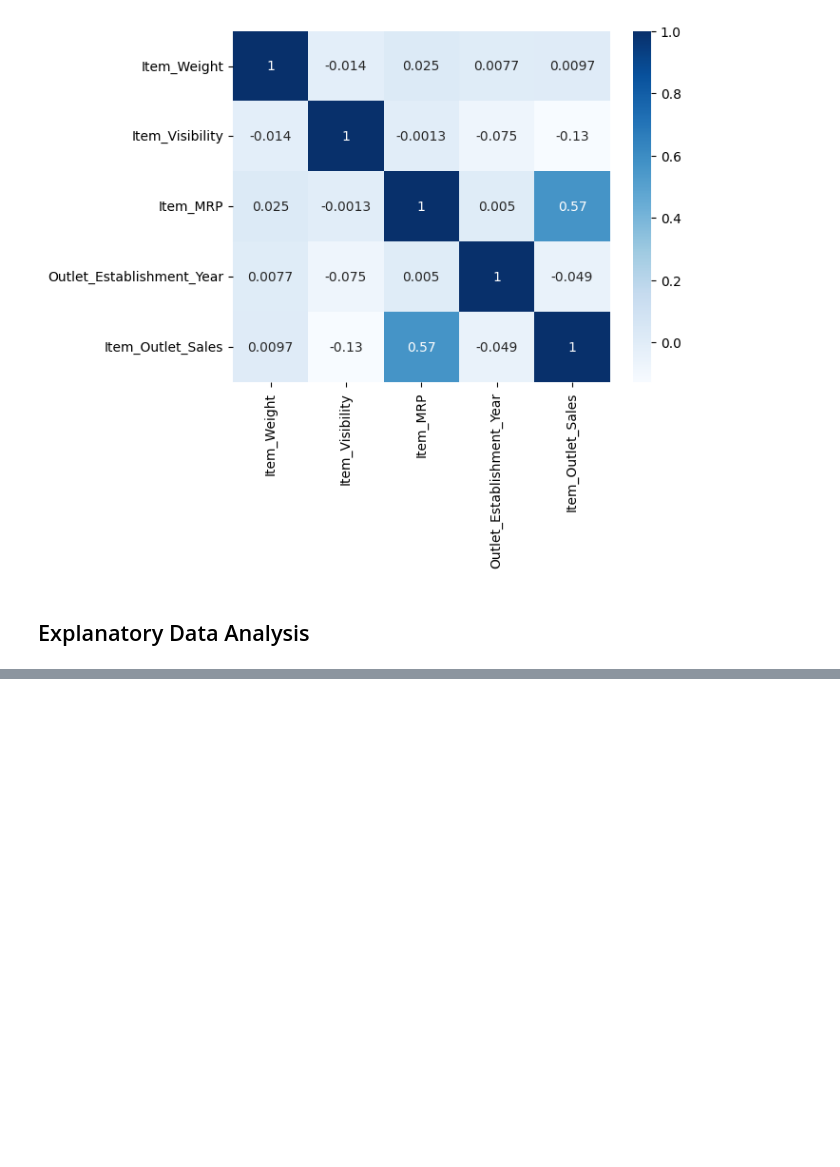
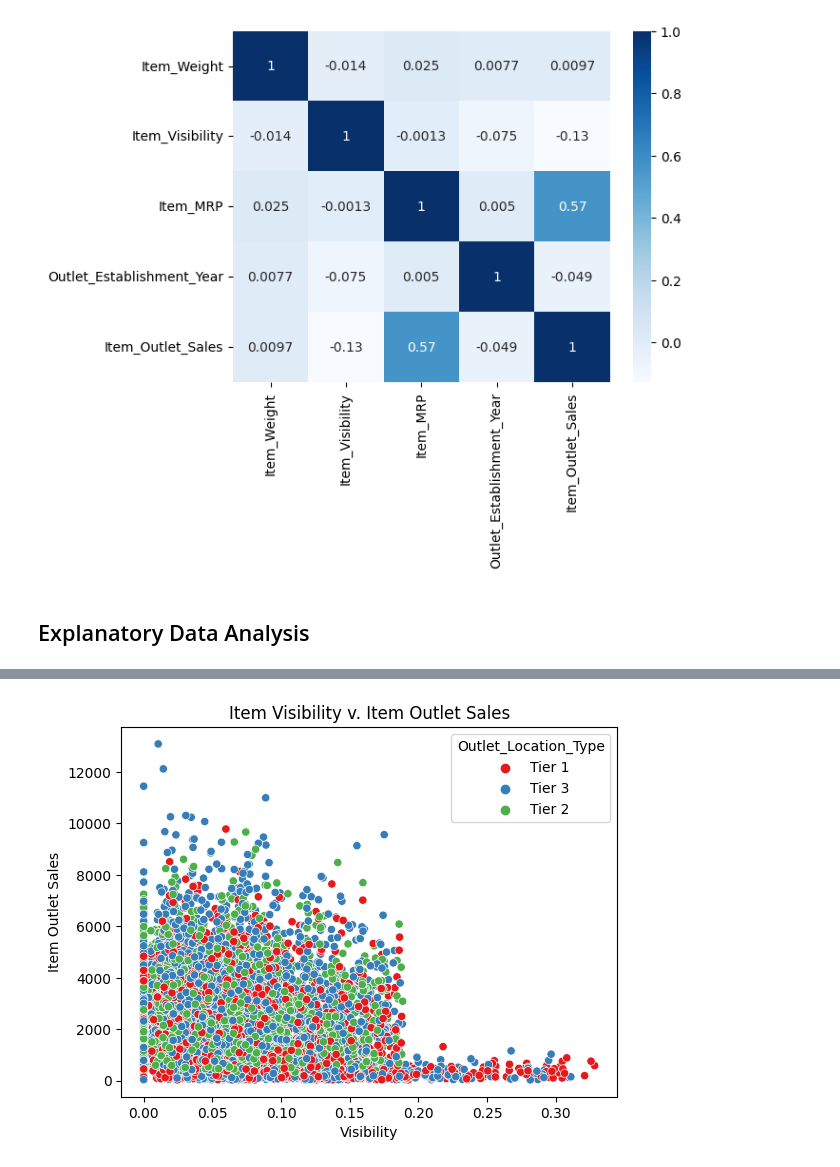
Before and after one commit to wrodemoyer/Prediction-of-Product-Sales, a Jupyter notebook: Prediction_of_Product_Sales.ipynb, the cells around one changed output, grey strips where cells are left out. Saved outputs shown, nothing was run; the diff lists cells and outputs as text; code cells hidden in the pictures; blank space fills up the shorter version.

```diff
--- a/Prediction_of_Product_Sales.ipynb
+++ b/Prediction_of_Product_Sales.ipynb
@@ -283,0 +299,8 @@ sns.heatmap(df.corr(), cmap= 'Blues', annot= True);
+# %%
+ax= sns.scatterplot(data=df, x='Item_Visibility', y= 'Item_Outlet_Sales', hue= 'Outlet_Location_Type', palette= 'Set1')
+
+ax.set_title('Item Visibility v. Item Outlet Sales')
+ax.set_xlabel('Visibility')
+ax.set_ylabel('Item Outlet Sales');
+# %% [output]
+[figure, added]
```
Also changed, not shown: parts of 11 cells of this notebook.
